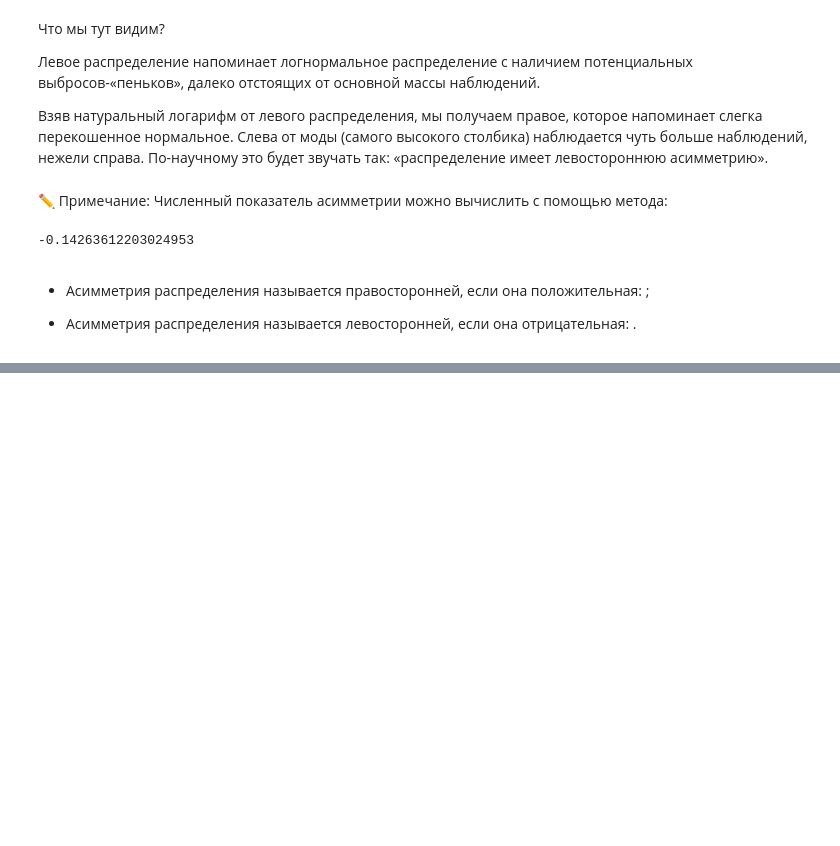
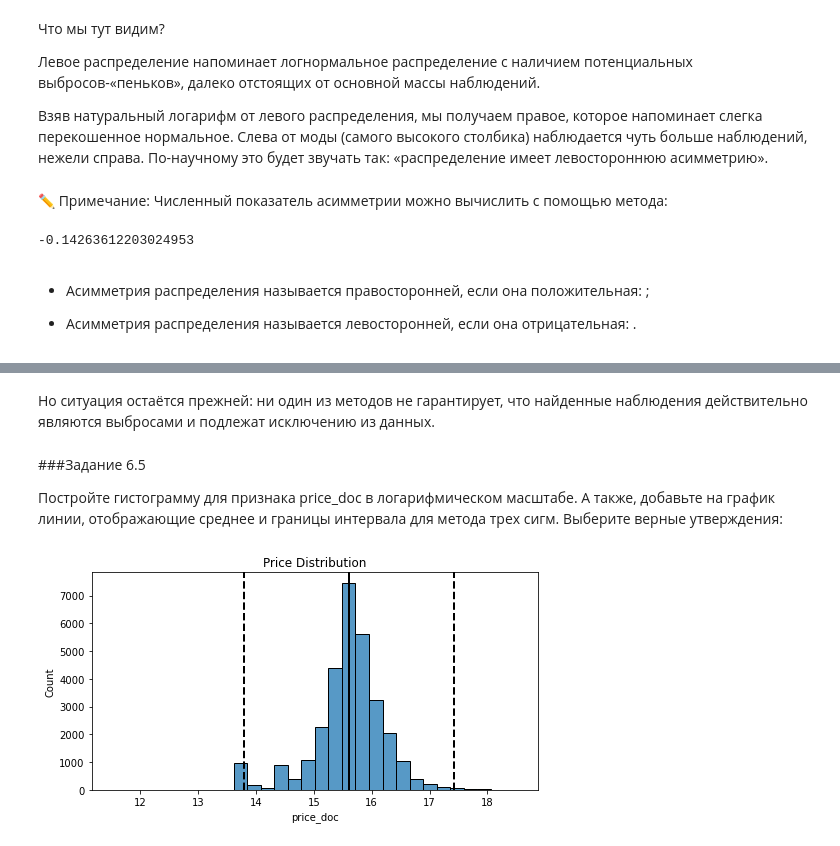
Before and after one commit to Terr14/SF_DS, a Jupyter notebook: SkillFactory/PYTHON-14 Очистка данных/PYTHON-14 Очистка данных.ipynb, the cells around one changed output, grey strips where cells are left out. Drawn from its saved outputs; the diff is of its cells as text; code cells hidden in the pictures; blank space fills up the shorter version.

```diff
--- a/SkillFactory/PYTHON-14 Очистка данных/PYTHON-14 Очистка данных.ipynb
+++ b/SkillFactory/PYTHON-14 Очистка данных/PYTHON-14 Очистка данных.ipynb
@@ -882,0 +1015,26 @@ print(log_mkad_km.skew())
+# %% [markdown]
+Но ситуация остаётся прежней: ни один из методов не гарантирует, что найденные наблюдения действительно являются выбросами и подлежат исключению из данных.
+# %% [markdown]
+###Задание 6.5
+
+Постройте гистограмму для признака price_doc в логарифмическом масштабе. А также, добавьте на график линии, отображающие среднее и границы интервала для метода трех сигм. Выберите верные утверждения:
+# %%
+fig, ax = plt.subplots(1, 1, figsize=(8, 4))
+log_price_data = np.log(sber_data['price_doc'])
+histplot = sns.histplot(log_price_data, bins=30, ax=ax)
+
+histplot.axvline(log_price_data.mean(), color='k', lw=2)
+histplot.axvline(log_price_data.mean()+ 3 * log_price_data.std(), color='k', ls='--', lw=2)
+histplot.axvline(log_price_data.mean()- 3 * log_price_data.std(), color='k', ls='--', lw=2)
+
+histplot.set_title('Price Distribution');
+
+#fig, ax = plt.subplots(1, 1, figsize=(8, 4))
+#log_mkad_km = np.log(sber_data['mkad_km'] + 1)
+#histplot = sns.histplot(log_mkad_km, bins=30, ax=ax)
+#histplot.axvline(log_mkad_km.mean(), color='k', lw=2)
+#histplot.axvline(log_mkad_km.mean()+ 3 * log_mkad_km.std(), color='k', ls='--', lw=2)
+#histplot.axvline(log_mkad_km.mean()- 3 * log_mkad_km.std(), color='k', ls='--', lw=2)
+#histplot.set_title('Log MKAD Km Distribution');
+# %% [output]
+[figure, added]
```
Also changed, not shown: parts of 45 cells of this notebook, 3 other files.
